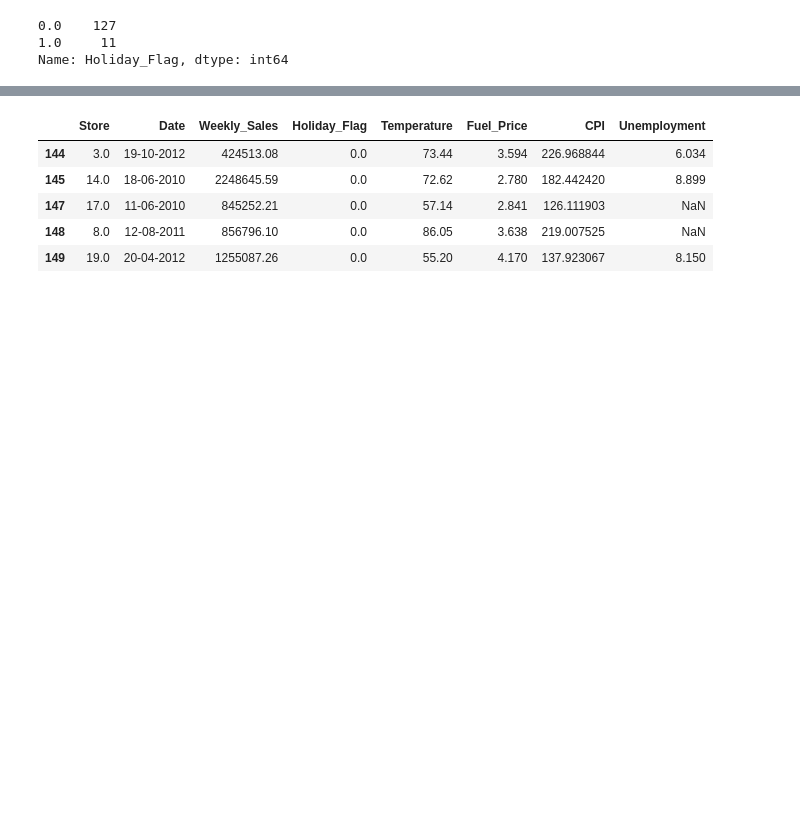
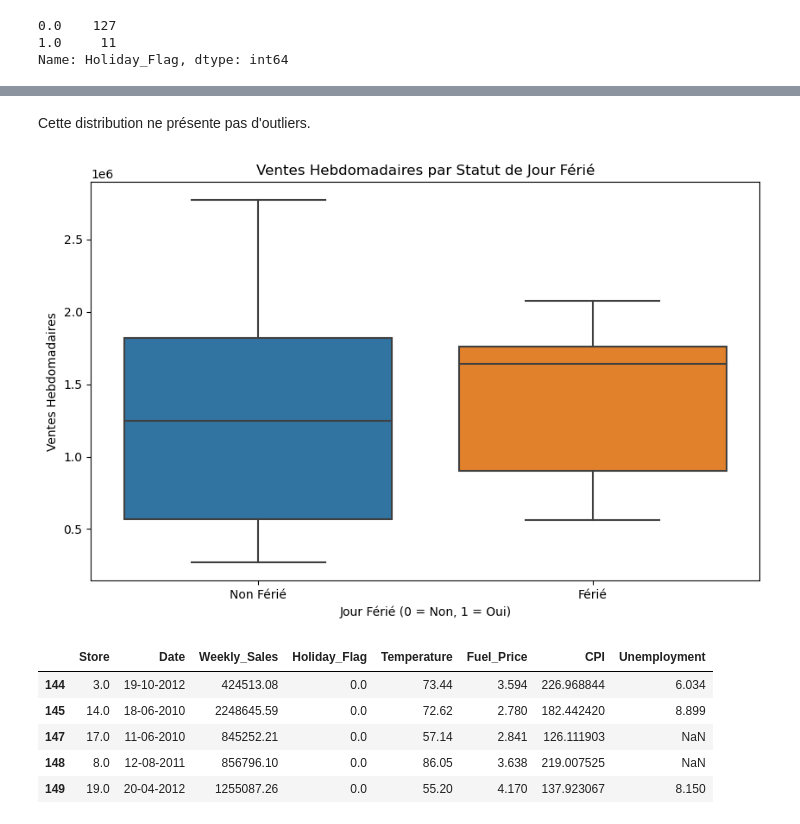
Before and after one commit to StephaneDustin/StephaneDustin, a Jupyter notebook: Jedha/Project_Walmart - Copie/Walmart_final.ipynb, the cells around one changed output, grey strips where cells are left out. Cells and saved outputs as stored; diff of their text form; code cells hidden in the pictures; blank space fills up the shorter version.

```diff
--- a/Jedha/Project_Walmart - Copie/Walmart_final.ipynb
+++ b/Jedha/Project_Walmart - Copie/Walmart_final.ipynb
@@ -153,3 +162,15 @@ Name: Holiday_Flag, dtype: int64
+# %% [markdown]
+Cette distribution ne présente pas d'outliers.
+# %%
+plt.figure(figsize=(10, 6))
+sns.boxplot(x='Holiday_Flag', y='Weekly_Sales', data=df)
+plt.title('Ventes Hebdomadaires par Statut de Jour Férié')
+plt.xlabel('Jour Férié (0 = Non, 1 = Oui)')
+plt.ylabel('Ventes Hebdomadaires')
+plt.xticks([0, 1], ['Non Férié', 'Férié'])
+plt.show()
+# %% [output]
+[figure, added]
 # %%
 df.dropna(subset=['Date', 'Weekly_Sales'], inplace= True)
 df.tail()
```
Also changed, not shown: parts of 10 cells of this notebook.
